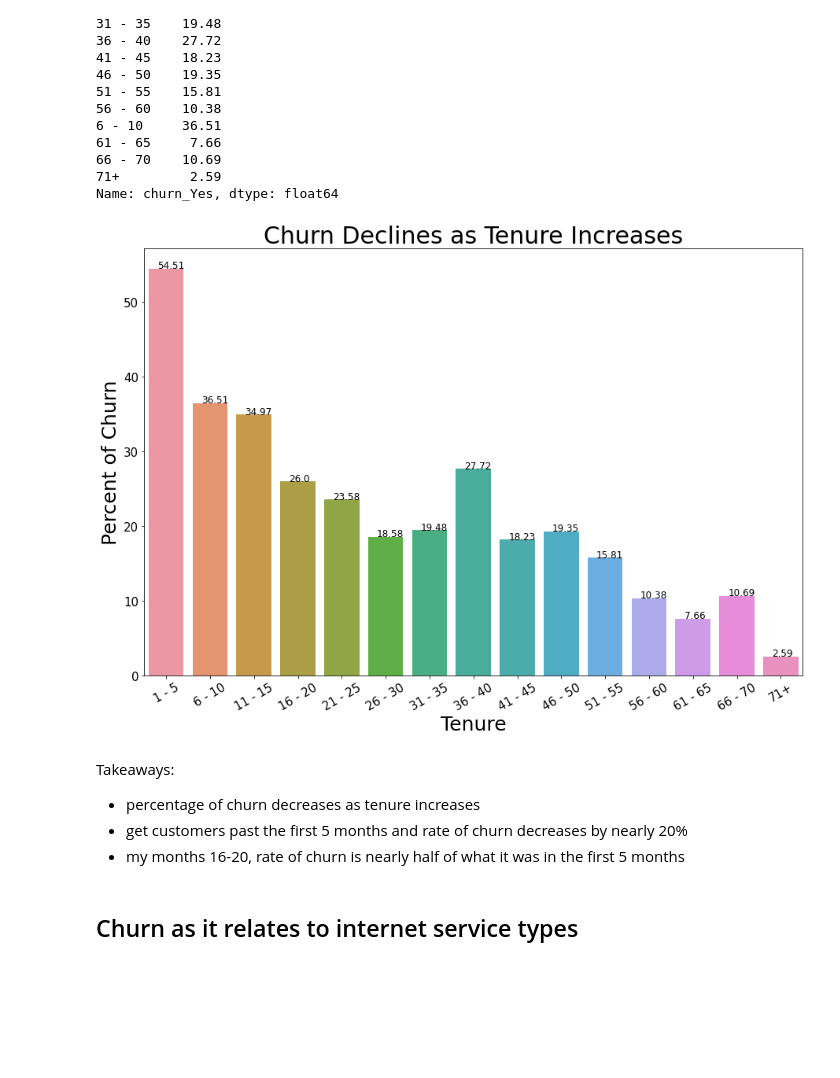
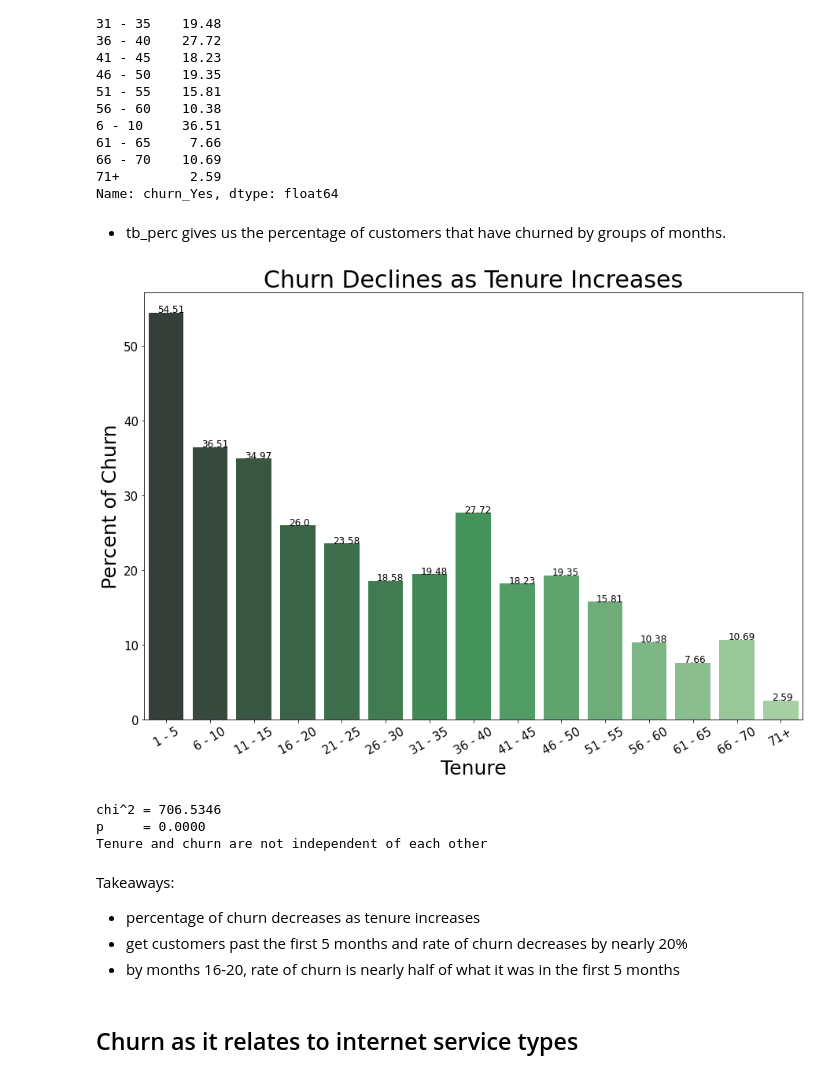
Before and after one commit to codyclonts/Telco_classification_project, a Jupyter notebook: telco_project.ipynb, the cells around one changed output. Drawn from its saved outputs; the diff is of its cells as text; code cells hidden in the pictures; blank space fills up the shorter version.

```diff
--- a/telco_project.ipynb
+++ b/telco_project.ipynb
@@ -190,5 +150,8 @@ plt.legend(loc="upper right", frameon=True, fontsize=20)
 # %% [markdown]
 This gives us a count of people that have left by month, but getting a percentage of customers who churn by month would paint a more accurate picture
+# %%
+# have to create an order list so the graph columns appear in the correct order
+order_list = ['1 - 5','6 - 10','11 - 15','16 - 20','21 - 25','26 - 30','31 - 35','36 - 40','41 - 45','46 - 50','51 - 55','56 - 60','61 - 65','66 - 70','71+']
 # %%
 tb_perc = train.groupby(['tenure_binned'])
 tb_perc = round(tb_perc.mean().churn_Yes*100,2)
@@ -211,24 +174,45 @@ tenure_binned
 66 - 70    10.69
 71+         2.59
 Name: churn_Yes, dtype: float64
+# %% [markdown]
+- tb_perc gives us the percentage of customers that have churned by groups of months.
 # %%
 plt.figure(figsize = (15,10))
-ax = sns.barplot(y= tb_perc , x = tb_perc.index, order = order_list)
+pal = sns.color_palette("Greens_d", len(tb_perc))
+ax = sns.barplot(y= tb_perc , x = tb_perc.index, order = order_list, palette = np.array(pal[::-1]))
 ax.set_xticklabels(ax.get_xticklabels(),rotation = 30)
 ax.set_title("Churn Declines as Tenure Increases", fontsize = 30)
 plt.xlabel("Tenure",fontsize=25)
 plt.ylabel("Percent of Churn", fontsize=25)
 plt.xticks(fontsize = 15)
 plt.yticks(fontsize = 15)
 for p in ax.patches:
     ax.annotate(f'\n{p.get_height()}', (p.get_x()+0.2, p.get_height()), color='black', size=12, ha="left")
 # %% [output]
-[figure, old version]
+[figure, new version]
+# %%
+null_hypothesis= f'Tenure and Churn are independent of each other.'
+α = .05
+obs =pd.crosstab(train.tenure, train.churn)
+chi2, p = stats.chi2_contingency(obs)[0:2]
+
+chi2, p, degf, expected = stats.chi2_contingency(obs)
+
+print(f'chi^2 = {chi2:.4f}')
+print(f'p     = {p:.4f}')
+if p > α:
+    print(null_hypothesis)
+else:
+    print('Tenure and churn are not independent of each other')
+# %% [output]
+chi^2 = 706.5346
+p     = 0.0000
+Tenure and churn are not independent of each other
 # %% [markdown]
 Takeaways:
  - percentage of churn decreases as tenure increases
  - get customers past the first 5 months and rate of churn decreases by nearly 20%
- - my months 16-20, rate of churn is nearly half of what it was in the first 5 months
+ - by months 16-20, rate of churn is nearly half of what it was in the first 5 months
 # %% [markdown]
 ## Churn as it relates to internet service types
 # %%
```
Also changed, not shown: parts of 69 cells of this notebook.
